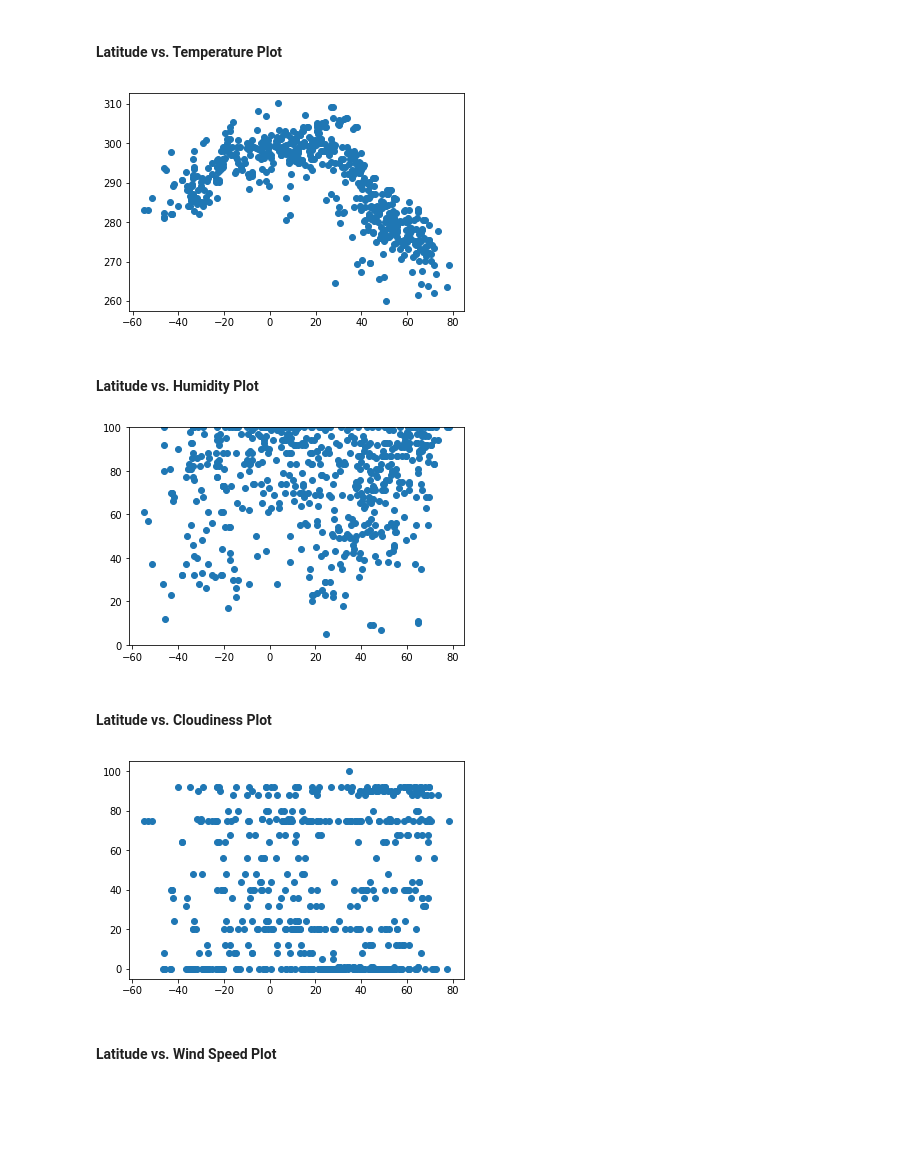
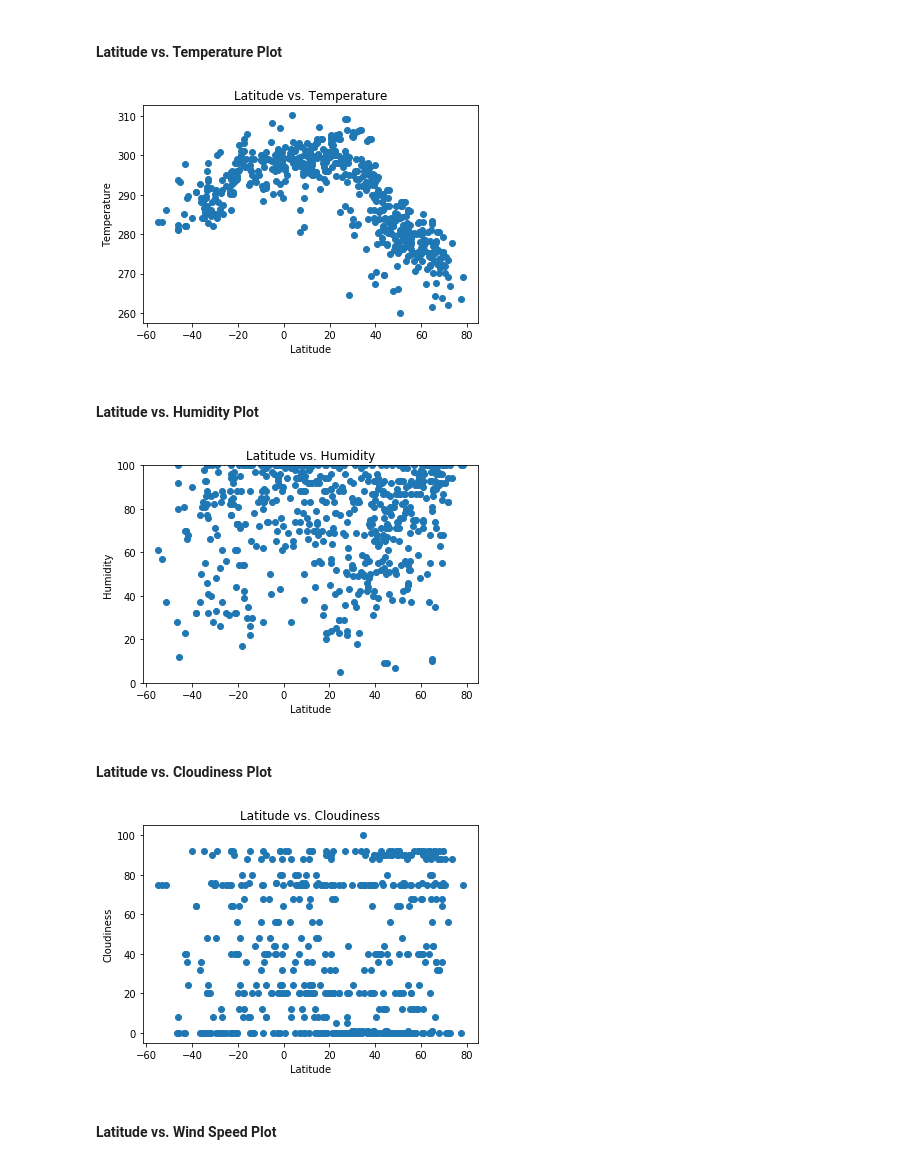
Before and after one commit to Adigine/GWARL_Assignment6_PythongAPI, a Jupyter notebook: WeatherPy.ipynb, the cells around one changed output. Saved outputs shown, nothing was run; the diff lists cells and outputs as text; code cells hidden in the pictures; blank space fills up the shorter version.

Commit message:
Named figures

```diff
--- a/WeatherPy.ipynb
+++ b/WeatherPy.ipynb
@@ -142,24 +142,33 @@ weather_df.head()
 #### Latitude vs. Temperature Plot
 # %%
 plt.scatter(lat, maxtemp)
+plt.xlabel('Latitude')
+plt.ylabel('Temperature')
+plt.title('Latitude vs. Temperature')
 plt.savefig("lat_temp.png")
 # %% [output]
-[figure, old version]
+[figure, new version]
 # %% [markdown]
 #### Latitude vs. Humidity Plot
 # %%
 plt.scatter(lat, humidity)
 plt.ylim(0, 100)
+plt.xlabel('Latitude')
+plt.ylabel('Humidity')
+plt.title('Latitude vs. Humidity')
 plt.savefig("lat_humid.png")
 # %% [output]
-[figure, old version]
+[figure, new version]
 # %% [markdown]
 #### Latitude vs. Cloudiness Plot
 # %%
 plt.scatter(lat, cloudiness)
+plt.xlabel('Latitude')
+plt.ylabel('Cloudiness')
+plt.title('Latitude vs. Cloudiness')
 plt.savefig("lat_cloud.png")
 # %% [output]
-[figure, old version]
+[figure, new version]
 # %% [markdown]
 #### Latitude vs. Wind Speed Plot
 # %%
```
Also changed, not shown: parts of 1 cell of this notebook, 5 other files.
